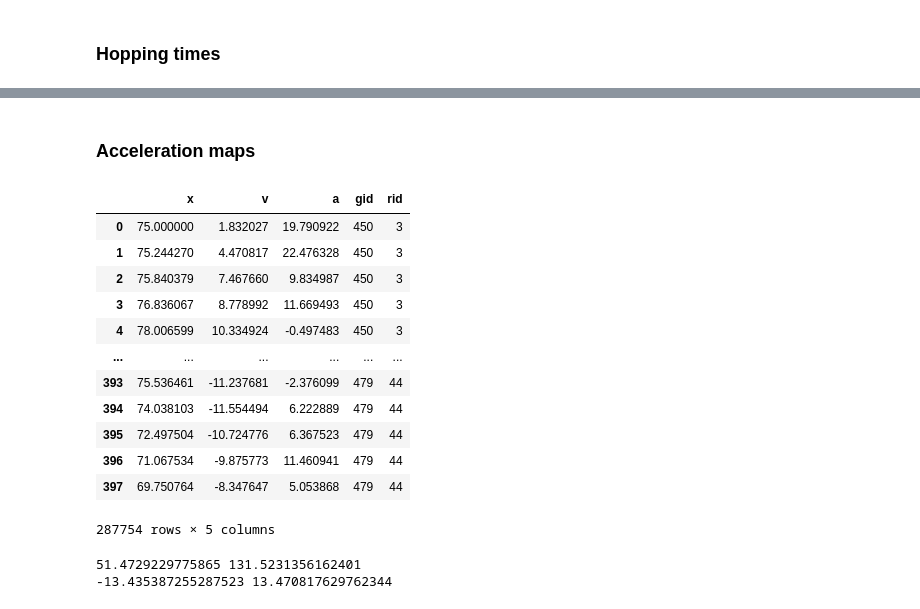
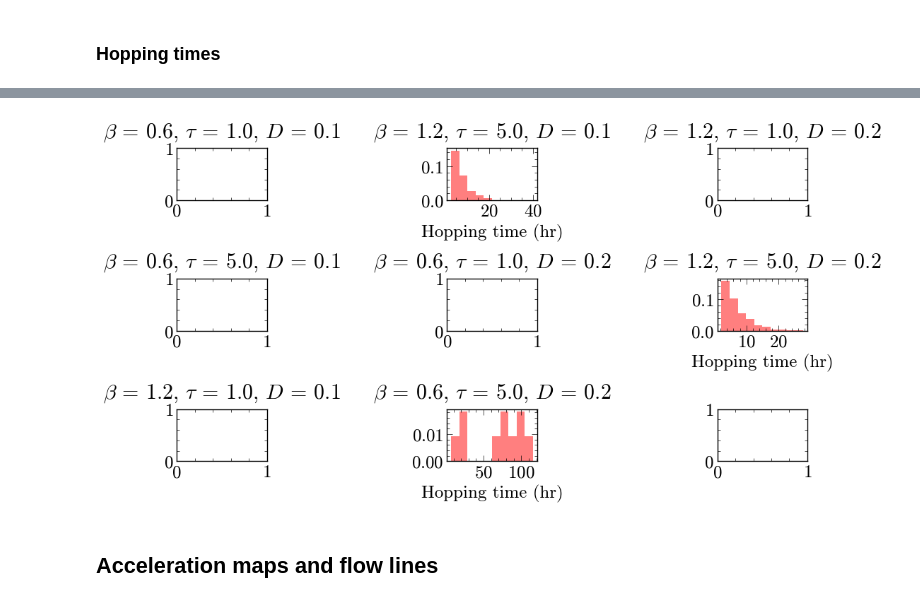
Before and after one commit to pedromzadeh/CCAM, a Jupyter notebook: driver/maps.ipynb, the cells around one changed output, grey strips where cells are left out. Drawn from its saved outputs; the diff is of its cells as text; code cells hidden in the pictures.

```diff
--- a/driver/maps.ipynb
+++ b/driver/maps.ipynb
@@ -111,41 +63,29 @@ plt.show()
+# %%
+fig, axs = plt.subplots(3, 3, figsize=(10, 6))
+
+x, y = np.meshgrid([0, 1, 2], [0, 1, 2])
+
+for i, j, df in zip(x.flatten(), y.flatten(), data):
+    beta = df.beta.iloc[0]
+    tau = df.tau.iloc[0]
+    D = df.D.iloc[0]
+    axs[i, j].set_title(rf"$\beta$ = {beta}, $\tau$ = {tau}, $D$ = {D}", y=1.1)
+
+    hop_times = []
+    for rid, d in df.groupby("rid"):
+        for t in analysis.get_hopping_times(d, mu_factor):
+            hop_times.append(t)
+
+    if len(hop_times) == 0:
+        continue
+
+    axs[i, j].hist(hop_times, color="red", alpha=0.5, density=True)
+    axs[i, j].set_xlabel("Hopping time (hr)")
+
+plt.tight_layout()
+plt.subplots_adjust(hspace=1.5, wspace=2)
+plt.show()
+# %% [output]
+[figure, added]
 # %% [markdown]
-### Acceleration maps
+## Acceleration maps and flow lines
-# %%
-global_x_v_a = []
-
-for (gid, rid), df in global_pos.groupby(["gid", "rid"]):
-    x_v_a = analysis.calc_v_a_from_position(df.x, dt)
-    x_v_a["gid"] = gid
-    x_v_a["rid"] = rid
-    global_x_v_a.append(x_v_a)
-
-global_x_v_a = pd.concat(global_x_v_a)
-global_x_v_a
-# %% [output]
-|  | x | v | a | gid | rid |
-| 0 | 75.000000 | 1.832027 | 19.790922 | 450 | 3 |
-| 1 | 75.244270 | 4.470817 | 22.476328 | 450 | 3 |
-| 2 | 75.840379 | 7.467660 | 9.834987 | 450 | 3 |
-| 3 | 76.836067 | 8.778992 | 11.669493 | 450 | 3 |
-| 4 | 78.006599 | 10.334924 | -0.497483 | 450 | 3 |
-| ... | ... | ... | ... | ... | ... |
-| 393 | 75.536461 | -11.237681 | -2.376099 | 479 | 44 |
-| 394 | 74.038103 | -11.554494 | 6.222889 | 479 | 44 |
-| 395 | 72.497504 | -10.724776 | 6.367523 | 479 | 44 |
-| 396 | 71.067534 | -9.875773 | 11.460941 | 479 | 44 |
-| 397 | 69.750764 | -8.347647 | 5.053868 | 479 | 44 |
-287754 rows × 5 columns
-# %%
-bounds = global_x_v_a.agg(["min", max])
-xmin, xmax = bounds["x"]
-vmin, vmax = bounds["v"]
-
-nbins = 30
-dx = (xmax - xmin) / nbins
-dv = (vmax - vmin) / nbins
-
-print(xmin, xmax)
-print(vmin, vmax)
-# %% [output]
-51.4729229775865 131.5231356162401
--13.435387255287523 13.470817629762344
```
Also changed, not shown: parts of 22 cells of this notebook.
